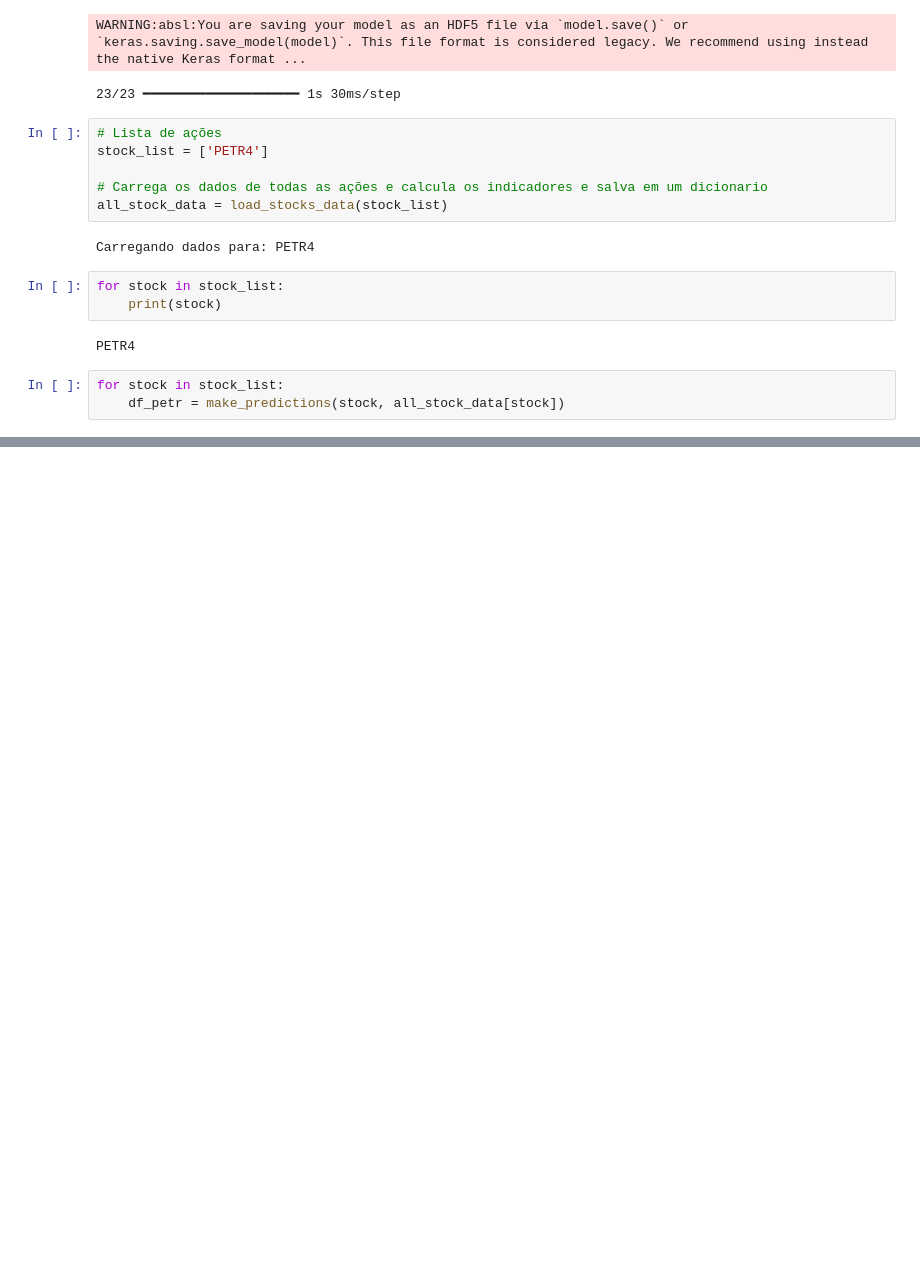
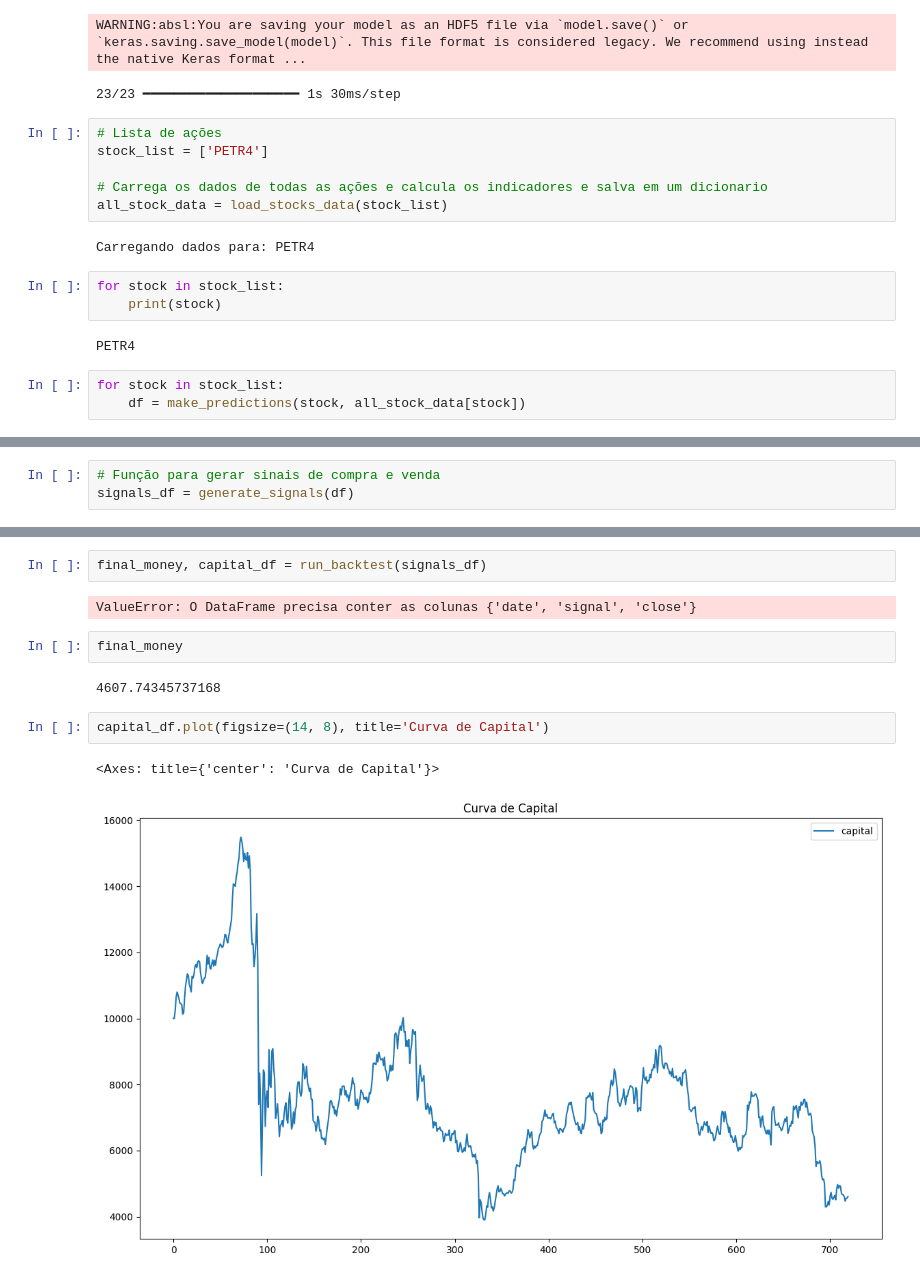
Before and after one commit to MarcosSouza257/IEEE_ID9184, a Jupyter notebook: backtest.ipynb, the cells around one changed output, grey strips where cells are left out. Cells and saved outputs as stored; diff of their text form; blank space fills up the shorter version.

Commit message:
add backtest function

```diff
--- a/backtest.ipynb
+++ b/backtest.ipynb
@@ -112,6 +112,6 @@ for stock in stock_list:
 PETR4
 # %%
 for stock in stock_list:
-    df_petr = make_predictions(stock, all_stock_data[stock])
+    df = make_predictions(stock, all_stock_data[stock])
 # %% [output]
 WARNING:absl:Compiled the loaded model, but the compiled metrics have yet to be built. `model.compile_metrics` will be empty until you train or evaluate the model.
@@ -158,0 +119,3 @@ Name: close, dtype: float64
+# %%
+# Função para gerar sinais de compra e venda
+signals_df = generate_signals(df)
@@ -158,0 +259,13 @@ Name: close, dtype: float64
+# %%
+final_money, capital_df = run_backtest(signals_df)
+# %% [output]
+ValueError: O DataFrame precisa conter as colunas {'date', 'signal', 'close'}
+# %%
+final_money
+# %% [output]
+4607.74345737168
+# %%
+capital_df.plot(figsize=(14, 8), title='Curva de Capital')
+# %% [output]
+<Axes: title={'center': 'Curva de Capital'}>
+[figure, added]
```
Also changed, not shown: parts of 8 cells of this notebook.
